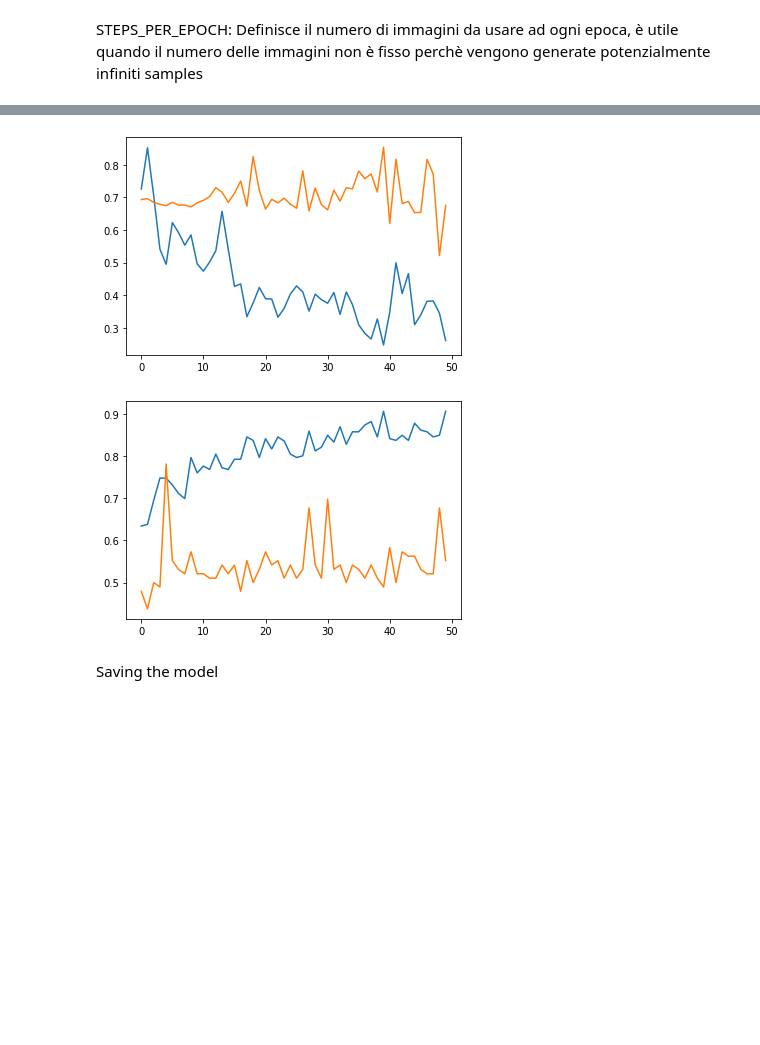
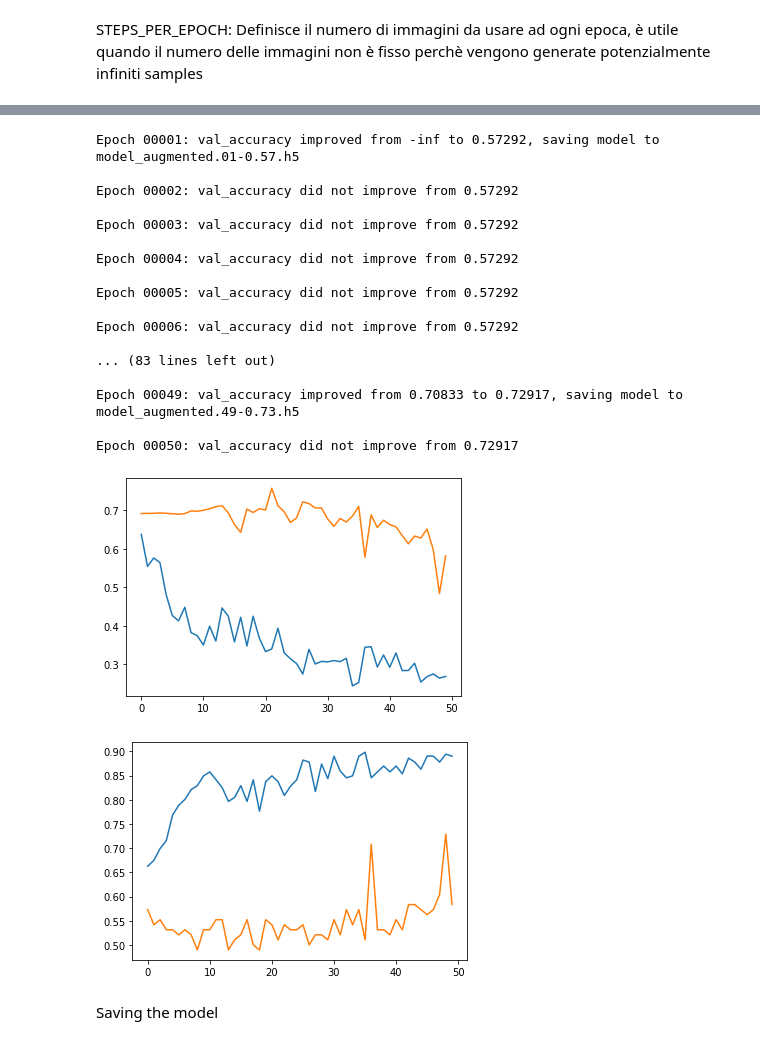
Before and after one commit to federicocampo/CMEPDA-Project, a Jupyter notebook: Copy_of_Lecture11_CNN.ipynb, the cells around one changed output, grey strips where cells are left out. Drawn from its saved outputs; the diff is of its cells as text; code cells hidden in the pictures; blank space fills up the shorter version.

```diff
--- a/Copy_of_Lecture11_CNN.ipynb
+++ b/Copy_of_Lecture11_CNN.ipynb
@@ -89,25 +95,25 @@ from keras.models import Sequential
 def make_model(shape=(60, 60, 1)):
   model = Sequential([
 
-      Conv2D(96, (5,5), padding='same', input_shape=shape),
+      Conv2D(50, (5,5), padding='same', input_shape=shape),
       BatchNormalization(),
       Activation('relu'),
       MaxPool2D((2,2)),
 
-      Conv2D(256, (3,3), padding='same'),
+      Conv2D(60, (3,3), padding='same'),
       BatchNormalization(),
       Activation('relu'),
       MaxPool2D((2,2)),
 
-      Conv2D(384, (3,3), padding='same'),
+      Conv2D(100, (3,3), padding='same'),
       BatchNormalization(),
       Activation('relu'),
 
-      Conv2D(384, (3,3), padding='same'),
+      Conv2D(100, (3,3), padding='same'),
       BatchNormalization(),
       Activation('relu'),
 
-      Conv2D(256, (4,4), padding='same'),
+      Conv2D(50, (4,4), padding='same'),
       BatchNormalization(),
       Activation('relu'),
       MaxPool2D(2, 2),
@@ -120,7 +126,3 @@ def make_model(shape=(60, 60, 1)):
   ])
 
   return model
-
-
-
-model = make_model()
@@ -288,6 +251,9 @@ Validation_split = 0.3 divide tutte le N immagini di x_train in: 70% train e 30%
 path_to_png_data = os.path.join(PATH, "Train_png")
 
 img_width, img_height = (60, 60)
+
+aug_validation_split = 0.3
+
 
 train_datagen = ImageDataGenerator(
         rotation_range=40,
@@ -298,7 +264,7 @@ train_datagen = ImageDataGenerator(
         zoom_range=0.2,
         horizontal_flip=True,
         fill_mode='reflect',
-        validation_split=0.3)
+        validation_split = aug_validation_split)
 
 
 
@@ -389,14 +303,53 @@ Epoch 00050: val_accuracy did not improve from 0.78125
+# %%
+Tot_train_imgs = len(x_train)
 # %%
+model = make_model()
+
+
+model.compile(optimizer=SGD(lr=0.001, momentum=0.9), loss='binary_crossentropy', metrics=['accuracy'])
+
+
+batch_size=32
+steps_per_epoch = int(Tot_train_imgs * (1- aug_validation_split))
+validation_steps = int(Tot_train_imgs * aug_validation_split)
+
+history = model.fit(
+        train_gen,
+        steps_per_epoch=278 // batch_size,
+        epochs=50,
+        validation_data=val_gen,
+        validation_steps= 118 // batch_size,
+        verbose=0,
+        callbacks=[checkpoint])
+
+
 plt.plot(history.history['loss'])
 plt.plot(history.history['val_loss'])
 plt.show()
 
 plt.plot(history.history['accuracy'])
 plt.plot(history.history['val_accuracy'])
 plt.show()
 # %% [output]
+Epoch 00001: val_accuracy improved from -inf to 0.57292, saving model to model_augmented.01-0.57.h5
+
+Epoch 00002: val_accuracy did not improve from 0.57292
+
+Epoch 00003: val_accuracy did not improve from 0.57292
+
+Epoch 00004: val_accuracy did not improve from 0.57292
+
+Epoch 00005: val_accuracy did not improve from 0.57292
+
+Epoch 00006: val_accuracy did not improve from 0.57292
+
+... (83 lines left out)
+
+Epoch 00049: val_accuracy improved from 0.70833 to 0.72917, saving model to model_augmented.49-0.73.h5
+
+Epoch 00050: val_accuracy did not improve from 0.72917
-[figure, old version]
+[figure, new version]
-[figure, old version]
+[figure, new version]
 # %% [markdown]
 Saving the model
 # %%
```
Also changed, not shown: parts of 19 cells of this notebook.
